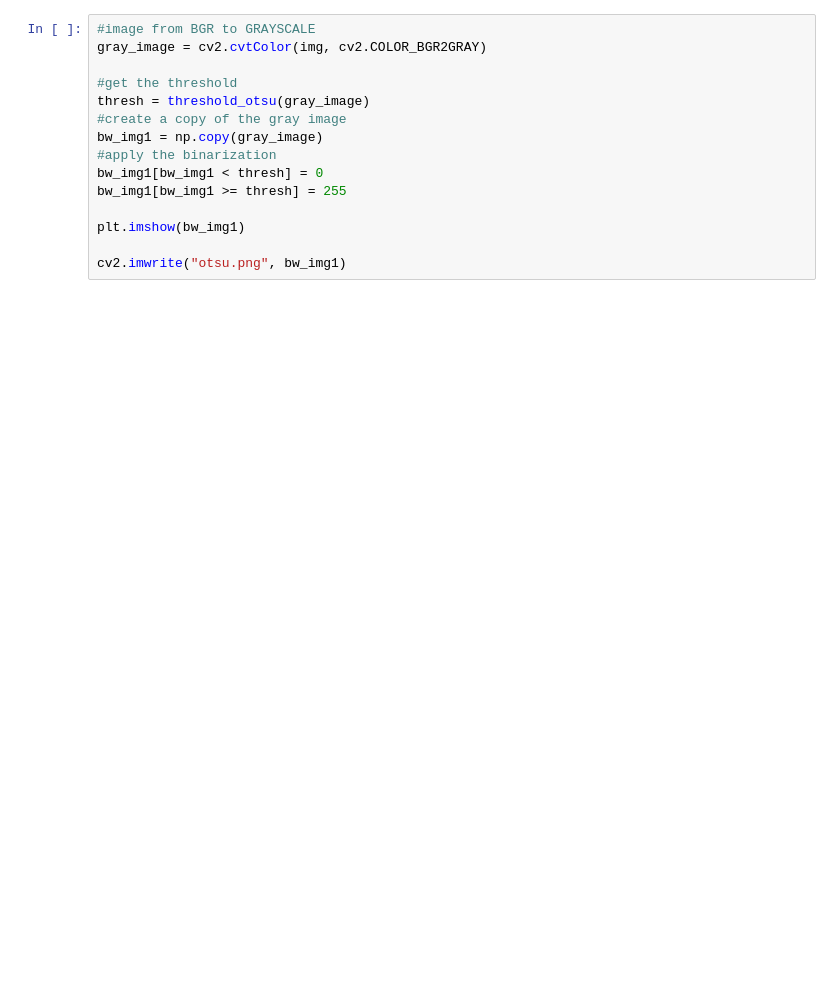
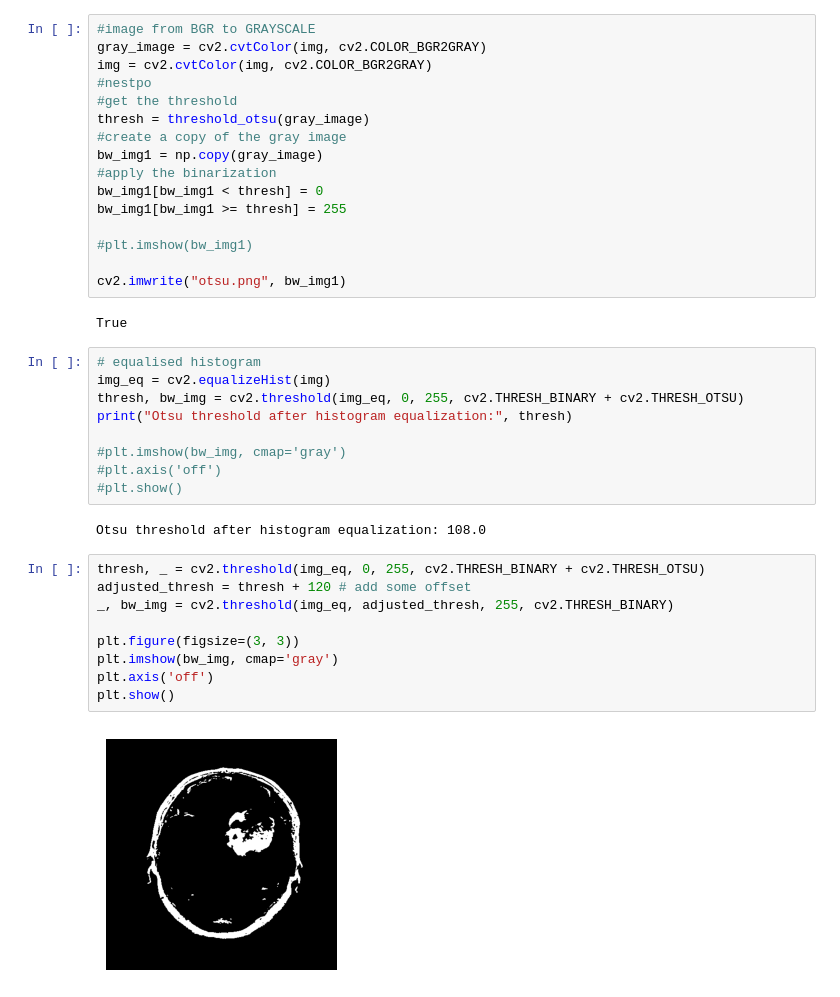
Before and after one commit to Luka98122/BrainTumorDetection, a Jupyter notebook: main.ipynb, the cells around one changed output. Cells and saved outputs as stored; diff of their text form; blank space fills up the shorter version.

```diff
--- a/main.ipynb
+++ b/main.ipynb
@@ -105,7 +90,8 @@ true_negative = total_pixels - (false_positive + false_negative + true_positive)
 # %%
 #image from BGR to GRAYSCALE
 gray_image = cv2.cvtColor(img, cv2.COLOR_BGR2GRAY)
-
+img = cv2.cvtColor(img, cv2.COLOR_BGR2GRAY)
+#nestpo
 #get the threshold
 thresh = threshold_otsu(gray_image)
 #create a copy of the gray image
@@ -114,6 +100,30 @@ bw_img1 = np.copy(gray_image)
 bw_img1[bw_img1 < thresh] = 0
 bw_img1[bw_img1 >= thresh] = 255
 
-plt.imshow(bw_img1)
+#plt.imshow(bw_img1)
 
 cv2.imwrite("otsu.png", bw_img1)
+# %% [output]
+True
+# %%
+# equalised histogram
+img_eq = cv2.equalizeHist(img)
+thresh, bw_img = cv2.threshold(img_eq, 0, 255, cv2.THRESH_BINARY + cv2.THRESH_OTSU)
+print("Otsu threshold after histogram equalization:", thresh)
+
+#plt.imshow(bw_img, cmap='gray')
+#plt.axis('off')
+#plt.show()
+# %% [output]
+Otsu threshold after histogram equalization: 108.0
+# %%
+thresh, _ = cv2.threshold(img_eq, 0, 255, cv2.THRESH_BINARY + cv2.THRESH_OTSU)
+adjusted_thresh = thresh + 120 # add some offset
+_, bw_img = cv2.threshold(img_eq, adjusted_thresh, 255, cv2.THRESH_BINARY)
+
+plt.figure(figsize=(3, 3))
+plt.imshow(bw_img, cmap='gray')
+plt.axis('off')
+plt.show()
+# %% [output]
+[figure, added]
```
Also changed, not shown: parts of 10 cells of this notebook, 6 other files.
